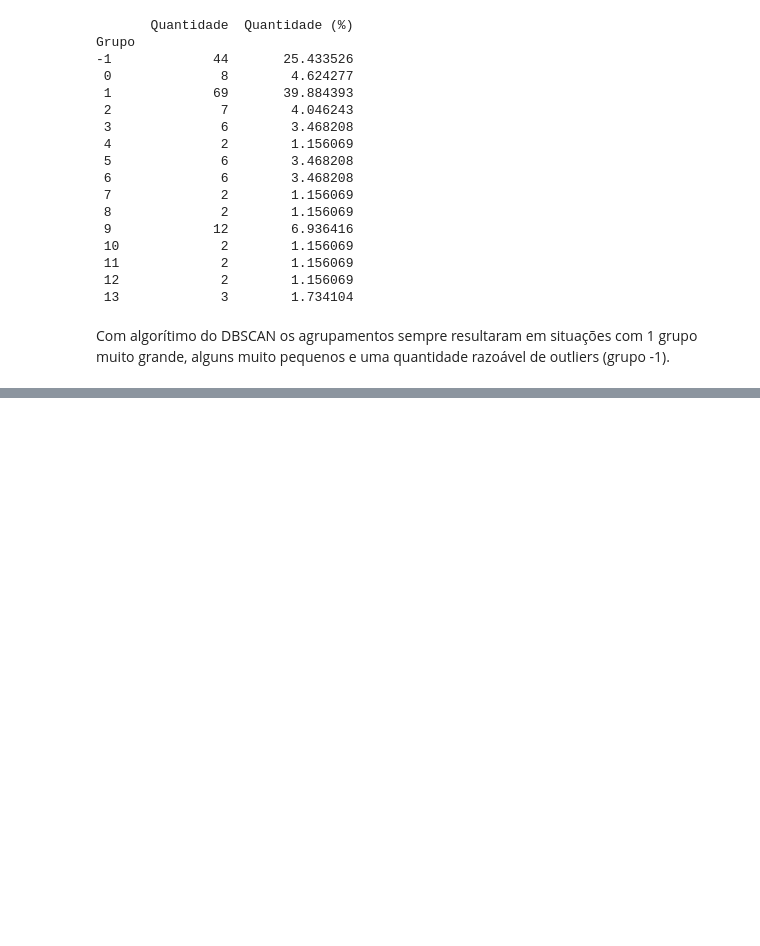
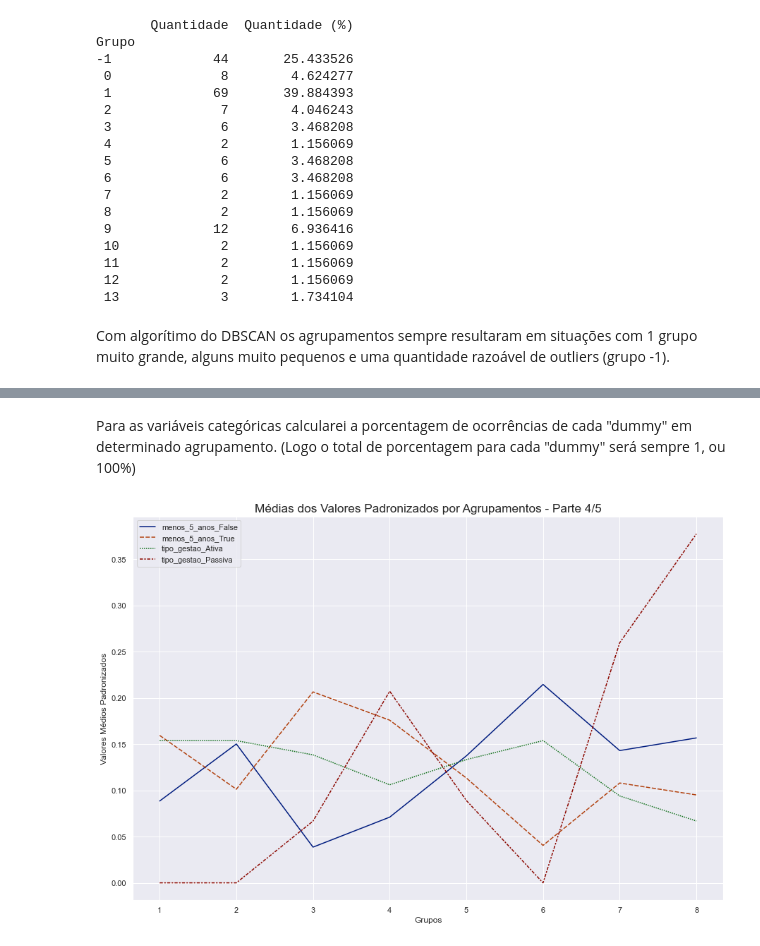
Before and after one commit to osouzadaniel/FII_Clustering, a Jupyter notebook: clustering.ipynb, the cells around one changed output, grey strips where cells are left out. Saved outputs shown, nothing was run; the diff lists cells and outputs as text; code cells hidden in the pictures; blank space fills up the shorter version.

```diff
--- a/clustering.ipynb
+++ b/clustering.ipynb
@@ -552,0 +592,3 @@ Com algorítimo do DBSCAN os agrupamentos sempre resultaram em situações com 1
+# %%
+df_dummies = pd.get_dummies(data=df.loc[:,['menos_5_anos', 'tipo_gestao', 'setor']], columns=['menos_5_anos', 'tipo_gestao', 'setor'])
+df_dummies.head()
@@ -552,0 +673,14 @@ Com algorítimo do DBSCAN os agrupamentos sempre resultaram em situações com 1
+# %% [markdown]
+Para as variáveis categóricas calcularei a porcentagem de ocorrências de cada "dummy" em determinado agrupamento.
+(Logo o total de porcentagem para cada "dummy" será sempre 1, ou 100%)
+# %%
+stats_ml_dum = df_dum_ml.groupby('cluster').mean()
+stats_ml_dum = stats_ml_dum / stats_ml_dum.sum(axis=0)
+
+intervalo = range(0,4)
+parte = 4
+
+plot_std_by_cluster(stats_ml_dum.iloc[:,intervalo], parte)
+plt.show()
+# %% [output]
+[figure, added]
```
Also changed, not shown: parts of 23 cells of this notebook, 1 other file.
